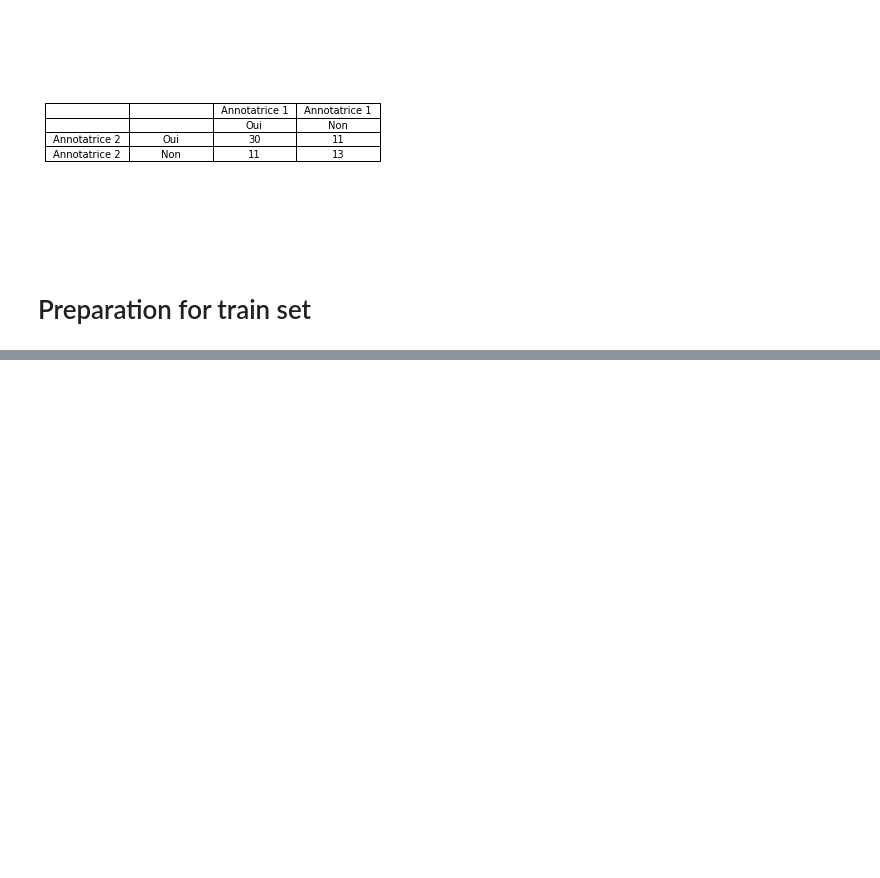
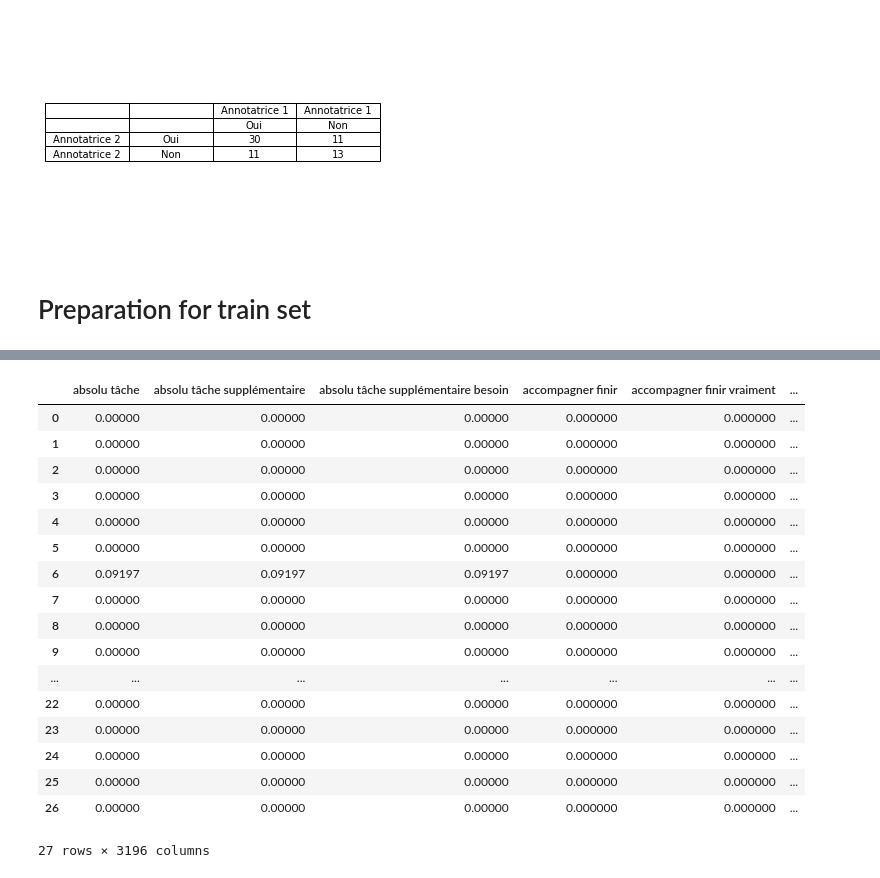
Before and after one commit to Yidi-Huang/DetectionMBTI, a Jupyter notebook: Resultat_yidi.ipynb, the cells around one changed output, grey strips where cells are left out. Drawn from its saved outputs; the diff is of its cells as text; code cells hidden in the pictures; blank space fills up the shorter version.

```diff
--- a/Resultat_yidi.ipynb
+++ b/Resultat_yidi.ipynb
@@ -352,0 +514,22 @@ for index, row in df.iterrows():
+# %%
+E=pd.DataFrame(X_E.toarray(),columns=vectorizer.get_feature_names_out())
+E
+# %% [output]
+|  | absolu tâche | absolu tâche supplémentaire | absolu tâche supplémentaire besoin | accompagner finir | accompagner finir vraiment | ... |
+| 0 | 0.00000 | 0.00000 | 0.00000 | 0.000000 | 0.000000 | ... |
+| 1 | 0.00000 | 0.00000 | 0.00000 | 0.000000 | 0.000000 | ... |
+| 2 | 0.00000 | 0.00000 | 0.00000 | 0.000000 | 0.000000 | ... |
+| 3 | 0.00000 | 0.00000 | 0.00000 | 0.000000 | 0.000000 | ... |
+| 4 | 0.00000 | 0.00000 | 0.00000 | 0.000000 | 0.000000 | ... |
+| 5 | 0.00000 | 0.00000 | 0.00000 | 0.000000 | 0.000000 | ... |
+| 6 | 0.09197 | 0.09197 | 0.09197 | 0.000000 | 0.000000 | ... |
+| 7 | 0.00000 | 0.00000 | 0.00000 | 0.000000 | 0.000000 | ... |
+| 8 | 0.00000 | 0.00000 | 0.00000 | 0.000000 | 0.000000 | ... |
+| 9 | 0.00000 | 0.00000 | 0.00000 | 0.000000 | 0.000000 | ... |
+| ... | ... | ... | ... | ... | ... | ... |
+| 22 | 0.00000 | 0.00000 | 0.00000 | 0.000000 | 0.000000 | ... |
+| 23 | 0.00000 | 0.00000 | 0.00000 | 0.000000 | 0.000000 | ... |
+| 24 | 0.00000 | 0.00000 | 0.00000 | 0.000000 | 0.000000 | ... |
+| 25 | 0.00000 | 0.00000 | 0.00000 | 0.000000 | 0.000000 | ... |
+| 26 | 0.00000 | 0.00000 | 0.00000 | 0.000000 | 0.000000 | ... |
+27 rows × 3196 columns
```
Also changed, not shown: parts of 75 cells of this notebook.
